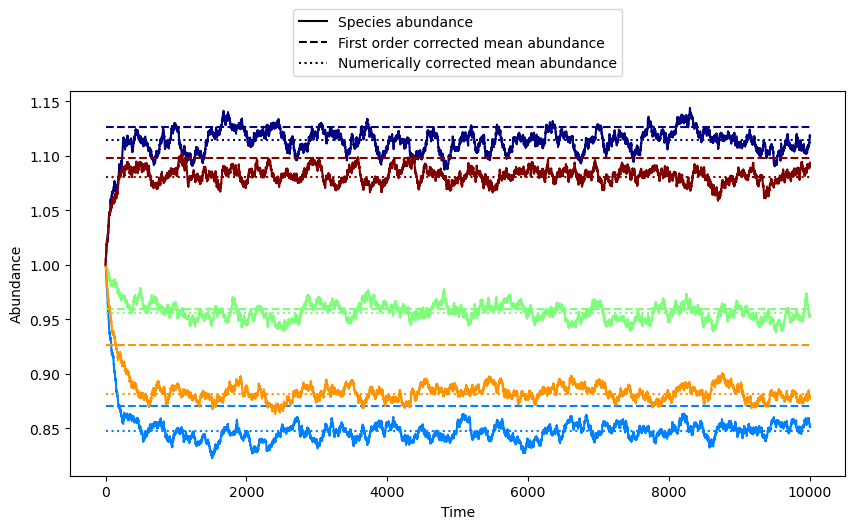
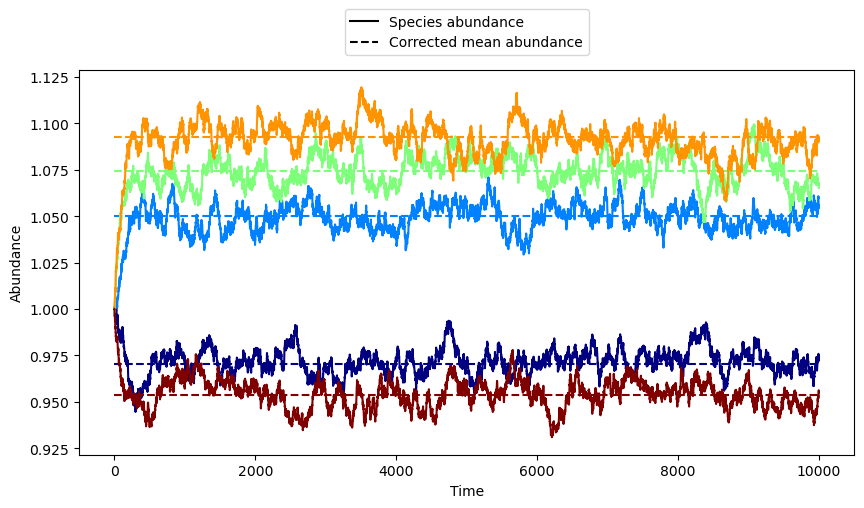
The notebook cell's code change between the first figure and the second:
--- before
+++ after
@@ -4,8 +4,8 @@
 steps = int(total_time/dt)
 x_0 = np.ones(N)
+sigma = 0.01
 tau = 1
-sigma_ln = 0.01
-sigma_n = 0.1
-sigma = sigma_n**2
+sigma_ln = 0.1
+sigma_n = 0.01
 K = np.random.lognormal(sigma=sigma_ln, size=N)
 
@@ -23,6 +23,5 @@
 np.fill_diagonal(A, -1 / K)
 
-fo_mean_abundances = K * (2 + A @ K)
-num_mean_abundances = -np.linalg.inv(A) @ np.ones(N)
+mean_abundances = K * (2 + A @ K)
 
 t_series = interacting_time_series(x_0, sigma, tau, dt, A, steps)
@@ -37,15 +36,13 @@
 for i in range(N):
     # plt.hlines(K_range[i], xmin=0, xmax=steps, alpha=0.6, color=lista_colores[i], linestyles='--')
-    plt.hlines(fo_mean_abundances[i], xmin=0, xmax=steps, color=lista_colores[i], linestyles='--')
-    plt.hlines(num_mean_abundances[i], xmin=0, xmax=steps, color=lista_colores[i], linestyles=':')
+    plt.hlines(mean_abundances[i], xmin=0, xmax=steps, color=lista_colores[i], linestyles='--')
     plt.plot(t_series[:, i], color=lista_colores[i])
 plt.xlabel("Time")
 plt.ylabel("Abundance")
 solid = plt.Line2D([], [], linestyle='-', label='Species abundance', color='k')
-dashed = plt.Line2D([], [],  linestyle='--', label='First order corrected mean abundance', color='k')
-dotted = plt.Line2D([], [],  linestyle=':', label='Numerically corrected mean abundance', color='k')
+dashed = plt.Line2D([], [],  linestyle='--', label='Corrected mean abundance', color='k')
 
 plt.gcf().set_size_inches(10, 5)
-plt.legend(handles=[solid, dashed, dotted], loc='lower center', bbox_to_anchor=(0.5, 1.02))
+plt.legend(handles=[solid, dashed], loc='lower center', bbox_to_anchor=(0.5, 1.02))
 plt.show()
 

Commit: Revert "Mejorado abundancia promedio"